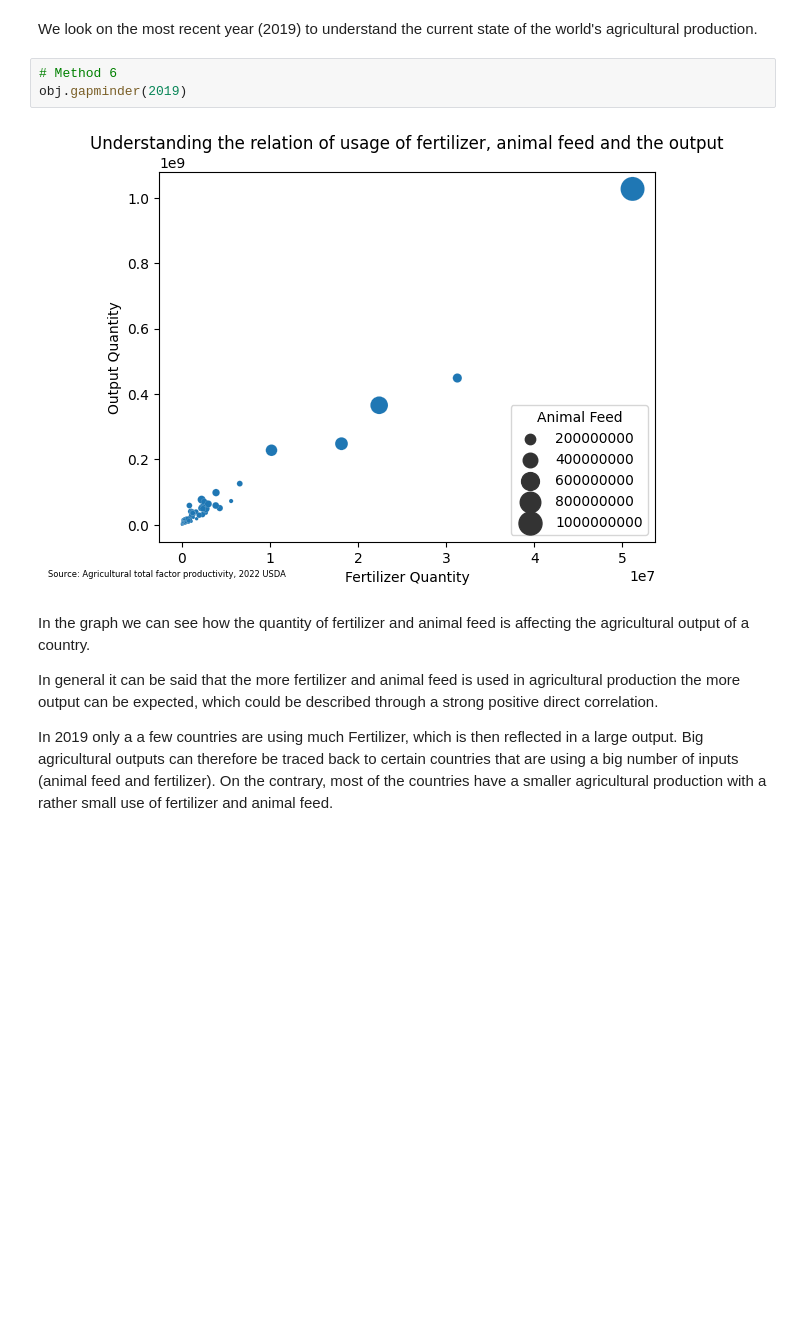
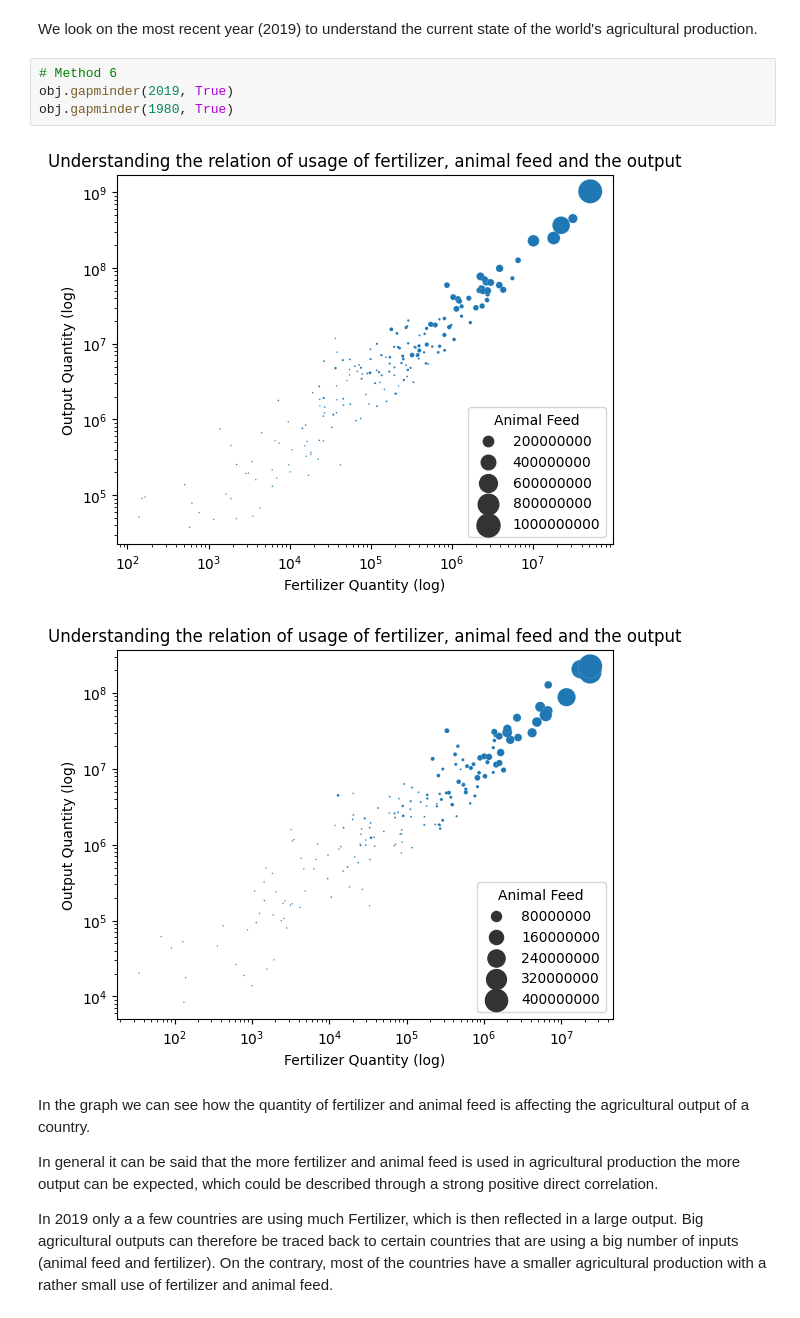
Before and after one commit to InesDew/NOVA-Agros, a Jupyter notebook: Showcase_group_16.ipynb, the cells around one changed output. Saved outputs shown, nothing was run; the diff lists cells and outputs as text; blank space fills up the shorter version.

```diff
--- a/Showcase_group_16.ipynb
+++ b/Showcase_group_16.ipynb
@@ -40,9 +40,11 @@ Afghanistan, Albania, Algeria, Angola, Argentina, Armenia, Australia, Austria, A
 We look on the most recent year (2019) to understand the current state of the world's agricultural production.
 # %%
 # Method 6
-obj.gapminder(2019)
+obj.gapminder(2019, True)
+obj.gapminder(1980, True)
 # %% [output]
-[figure, old version]
+[figure, new version]
+[figure, added]
 # %% [markdown]
 In the graph we can see how the quantity of fertilizer and animal feed is affecting the agricultural output of a country.
 
```
Also changed, not shown: parts of 2 cells of this notebook, 1 other file.
